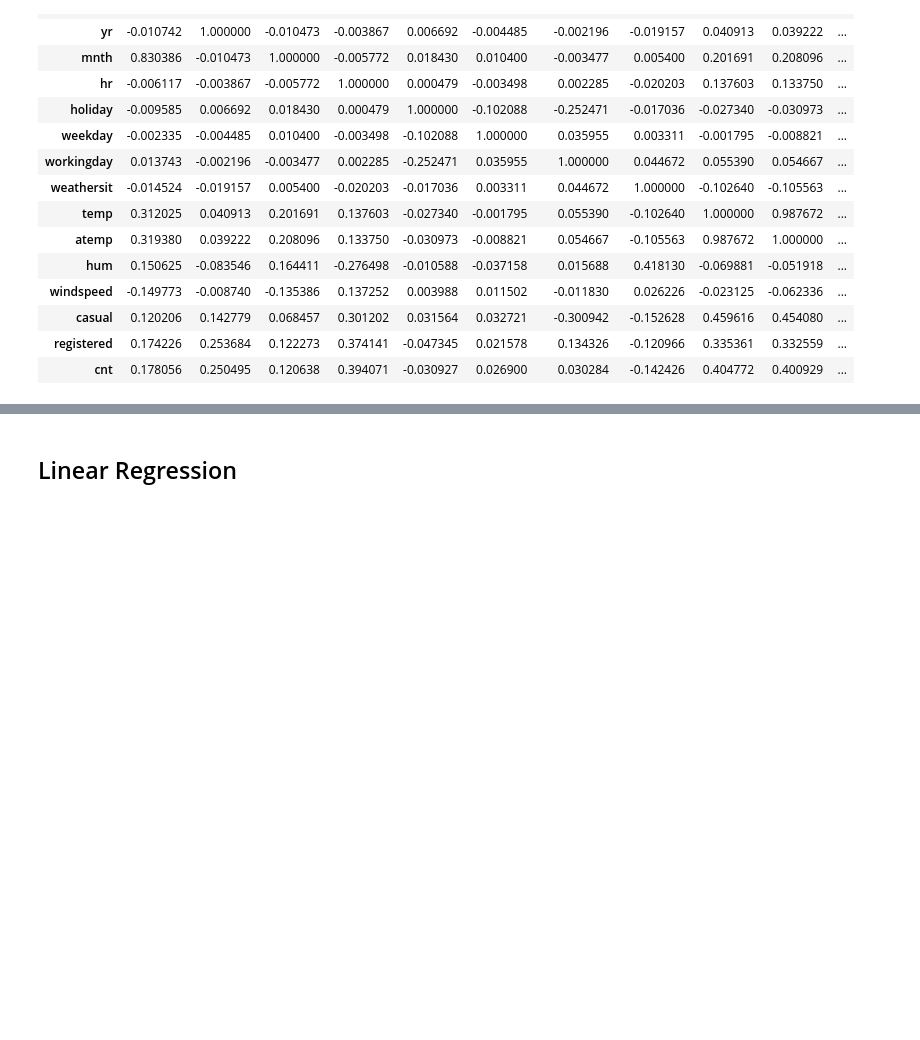
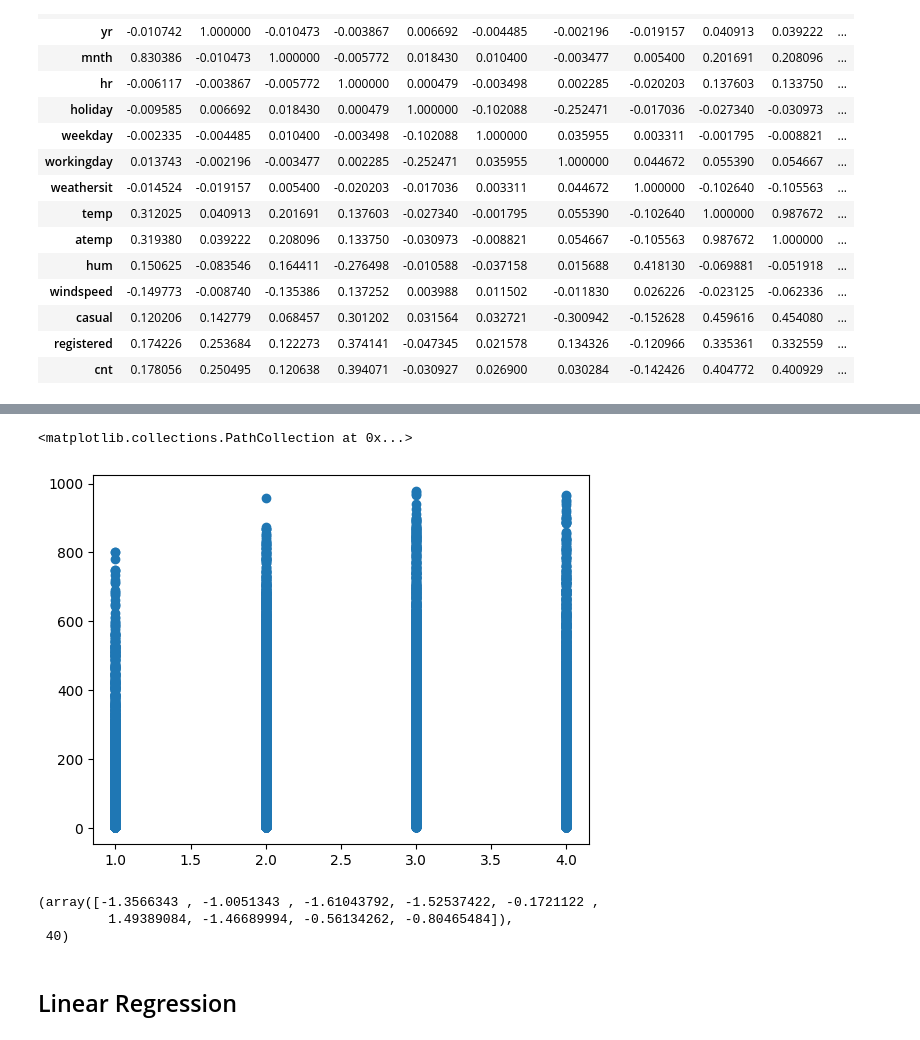
Before and after one commit to Prathmesh-rajurkar/Bike_Sharing_Pred, a Jupyter notebook: bike_sharing.ipynb, the cells around one changed output, grey strips where cells are left out. Cells and saved outputs as stored; diff of their text form; code cells hidden in the pictures; blank space fills up the shorter version.

```diff
--- a/bike_sharing.ipynb
+++ b/bike_sharing.ipynb
@@ -111,3 +121,8 @@ df.corr()
+# %%
+plt.scatter(df['season'],df['cnt'])
+# %% [output]
+<matplotlib.collections.PathCollection at 0x...>
+[figure, added]
 # %%
 df.drop(columns=['weathersit','temp','atemp','hum','windspeed'],inplace=True)
 # %%
@@ -121,4 +136,8 @@ X,y = df.drop('cnt',axis=1),df['cnt']
 # %%
-# X_scaled[1] , y[1]
+X_scaled[1] , y[1]
+# %% [output]
+(array([-1.3566343 , -1.0051343 , -1.61043792, -1.52537422, -0.1721122 ,
+         1.49389084, -1.46689994, -0.56134262, -0.80465484]),
+ 40)
 # %%
 from sklearn.model_selection import train_test_split
```
Also changed, not shown: parts of 14 cells of this notebook.
